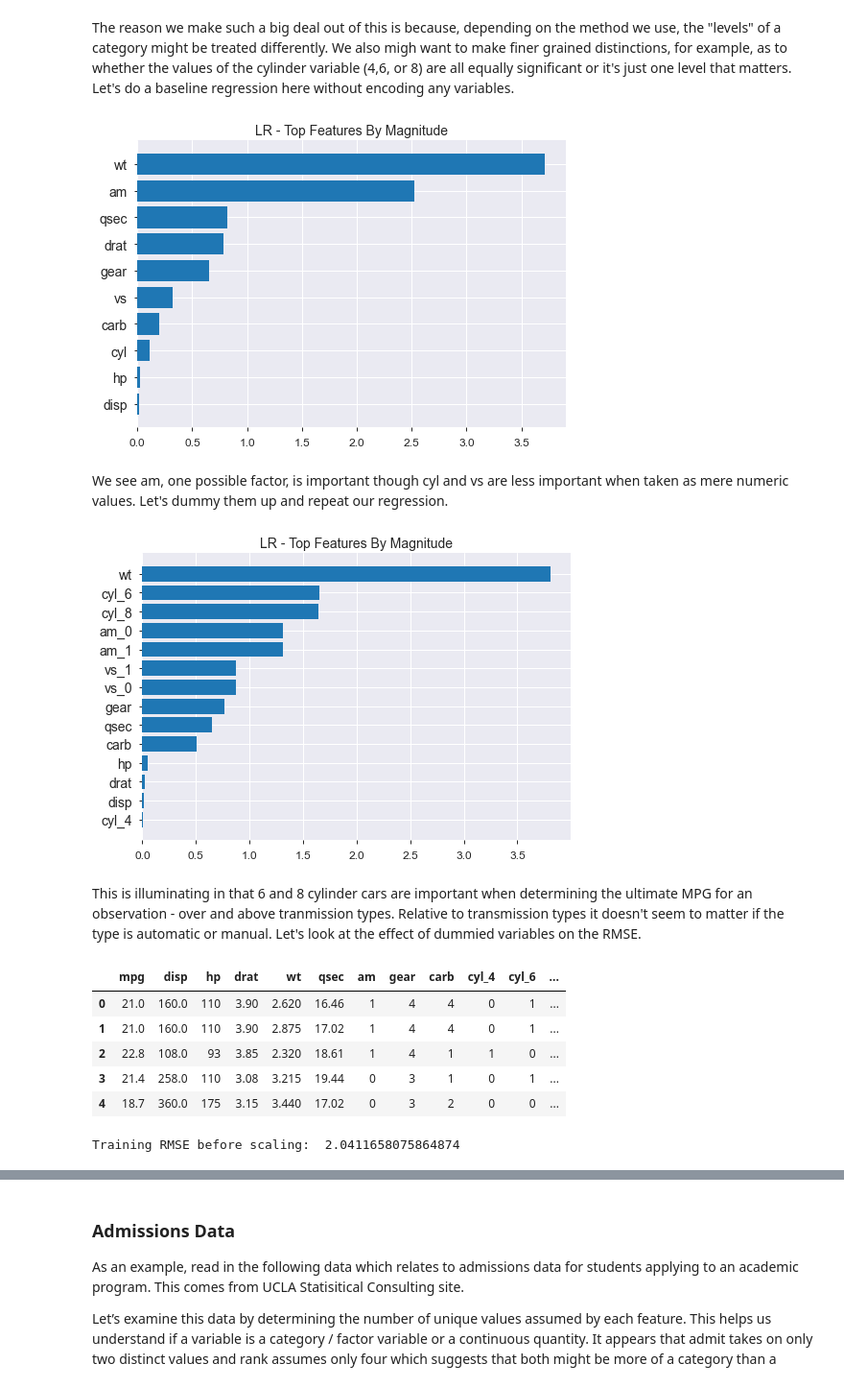
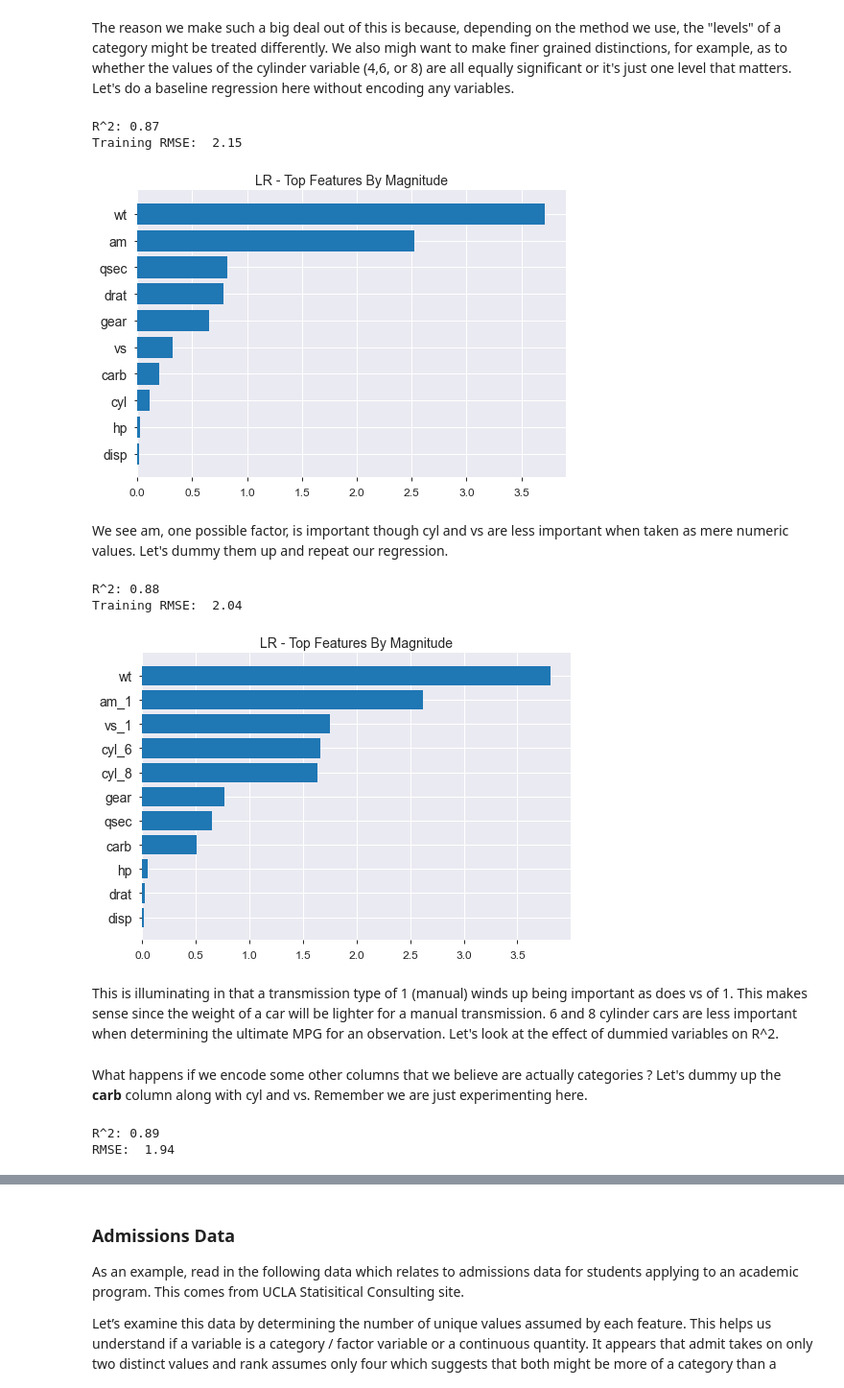
Before and after one commit to steviep42/bios_534, a Jupyter notebook: CH_11_Pre_Processing.ipynb, the cells around one changed output, grey strips where cells are left out. Shown at 96% size. Drawn from its saved outputs; the diff is of its cells as text; code cells hidden in the pictures.

```diff
--- a/CH_11_Pre_Processing.ipynb
+++ b/CH_11_Pre_Processing.ipynb
@@ -1029,7 +1033,8 @@ y = mtcars.mpg
 from sklearn.linear_model import LinearRegression
 lin_reg = LinearRegression()
 lin_reg.fit(X,y)
-lin_reg.score(X,y)
+print("R^2:",lin_reg.score(X,y).round(2))
+print("Training RMSE: ",np.sqrt(mean_squared_error(y,lin_reg.predict(X))).round(2))
 
 importance = lin_reg.coef_
 
@@ -1044,59 +1049,57 @@ plt.title("LR - Top Features By Magnitude",fontsize=14)
 plt.tick_params(axis='x', labelsize=12)
 plt.tick_params(axis='y', labelsize=14)
 # %% [output]
+R^2: 0.87
+Training RMSE:  2.15
 [figure]
 # %% [markdown]
 We see am, one possible factor, is important though cyl and vs are less important when taken as mere numeric values. Let's dummy them up and repeat our regression.
 # %%
-mtcars_2 = pd.get_dummies(mtcars,columns=['cyl','am','vs']).copy()
+mtcars_2 = pd.get_dummies(mtcars,columns=['cyl','am','vs'],drop_first=True).copy()
 
 X = mtcars_2.drop('mpg',axis=1)
 y = mtcars_2.mpg
 
 from sklearn.linear_model import LinearRegression
 lin_reg = LinearRegression()
 lin_reg.fit(X,y)
 
-lin_reg.score(X,y)
+print("R^2:",lin_reg.score(X,y).round(2))
+print("Training RMSE: ",np.sqrt(mean_squared_error(y,lin_reg.predict(X))).round(2))
 
 importance = lin_reg.coef_
 
 absvals = np.abs(importance)
 sorted_idx = absvals.argsort()
 
 hold = sorted_idx.tolist()
 hold.reverse()
 
 plt.barh(X.columns[sorted_idx], absvals[sorted_idx])
 plt.title("LR - Top Features By Magnitude",fontsize=14)
 plt.tick_params(axis='x', labelsize=12)
 plt.tick_params(axis='y', labelsize=14)
 # %% [output]
+R^2: 0.88
+Training RMSE:  2.04
-[figure, old version]
+[figure, new version]
 # %% [markdown]
-This is illuminating in that 6 and 8 cylinder cars are important when determining the ultimate MPG for an observation - over and above tranmission types. Relative to transmission types it doesn't seem to matter if the type is automatic or manual. Let's look at the effect of dummied variables on the RMSE.
+This is illuminating in that a transmission type of 1 (manual) winds up being important as does vs of 1. This makes sense since the weight of a car will be lighter for a manual transmission. 6 and 8 cylinder cars are less important when determining the ultimate MPG for an observation. Let's look at the effect of dummied variables on R^2.
+# %% [markdown]
+What happens if we encode some other columns that we believe are actually categories ? Let's dummy up the **carb** column along with cyl and vs. Remember we are just experimenting here.
 # %%
 # Making dummy vars is an easy process
-dummied_mt = pd.get_dummies(mtcars,columns=['cyl','vs'])
+dummied_mt = pd.get_dummies(mtcars,columns=['cyl','vs','carb'],drop_first=True)
 dummied_mt.head()
+
+y = dummied_mt.mpg
+X = dummied_mt.drop('mpg',axis=1)
+
+reg = LinearRegression()
+reg.fit(X,y)
+
+print("R^2:",reg.score(X,y).round(2))
+print("RMSE: ",np.sqrt(mean_squared_error(y,reg.predict(X))).round(2))
 # %% [output]
-|  | mpg | disp | hp | drat | wt | qsec | am | gear | carb | cyl_4 | cyl_6 | ... |
-| 0 | 21.0 | 160.0 | 110 | 3.90 | 2.620 | 16.46 | 1 | 4 | 4 | 0 | 1 | ... |
-| 1 | 21.0 | 160.0 | 110 | 3.90 | 2.875 | 17.02 | 1 | 4 | 4 | 0 | 1 | ... |
-| 2 | 22.8 | 108.0 | 93 | 3.85 | 2.320 | 18.61 | 1 | 4 | 1 | 1 | 0 | ... |
-| 3 | 21.4 | 258.0 | 110 | 3.08 | 3.215 | 19.44 | 0 | 3 | 1 | 0 | 1 | ... |
-| 4 | 18.7 | 360.0 | 175 | 3.15 | 3.440 | 17.02 | 0 | 3 | 2 | 0 | 0 | ... |
+R^2: 0.89
+RMSE:  1.94
-# %%
-from sklearn.linear_model import LinearRegression
-from sklearn.metrics import mean_squared_error
-
-y = dummied_mt.mpg
-X = dummied_mt.drop('mpg',axis=1)
-
-reg = LinearRegression()
-reg.fit(X,y)
-
-print("Training RMSE before scaling: ",
-      np.sqrt(mean_squared_error(y,reg.predict(X))))
-# %% [output]
-Training RMSE before scaling:  2.0411658075864874
```
Also changed, not shown: parts of 22 cells of this notebook, 5 other files.
